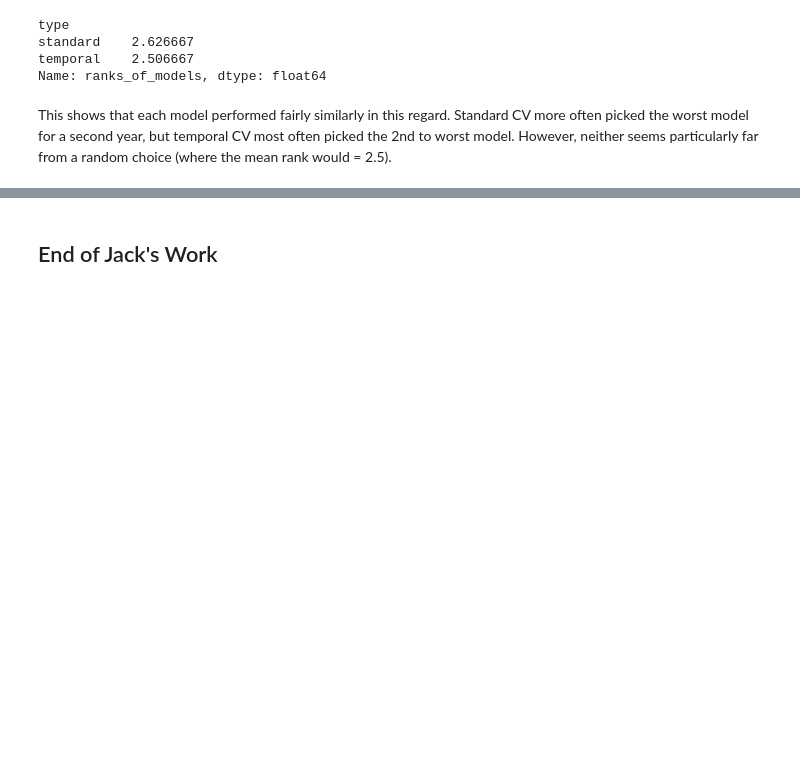
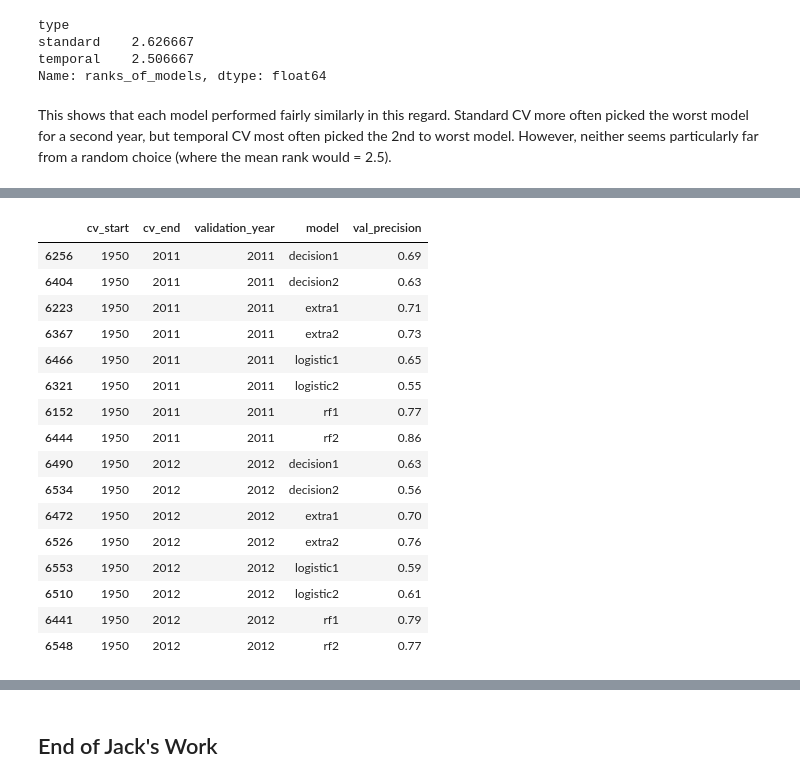
Before and after one commit to dssg/hitchhikers-guide, a Jupyter notebook: curriculum/3_modeling_and_machine_learning/machine-learning/predicting_GDP.ipynb, the cells around one changed output, grey strips where cells are left out. Cells and saved outputs as stored; diff of their text form; code cells hidden in the pictures; blank space fills up the shorter version.

```diff
--- a/curriculum/3_modeling_and_machine_learning/machine-learning/predicting_GDP.ipynb
+++ b/curriculum/3_modeling_and_machine_learning/machine-learning/predicting_GDP.ipynb
@@ -686,0 +874,20 @@ This shows that each model performed fairly similarly in this regard. Standard C
+# %%
+c_temporal_results_df.tail(16)
+# %% [output]
+|  | cv_start | cv_end | validation_year | model | val_precision |
+| 6256 | 1950 | 2011 | 2011 | decision1 | 0.69 |
+| 6404 | 1950 | 2011 | 2011 | decision2 | 0.63 |
+| 6223 | 1950 | 2011 | 2011 | extra1 | 0.71 |
+| 6367 | 1950 | 2011 | 2011 | extra2 | 0.73 |
+| 6466 | 1950 | 2011 | 2011 | logistic1 | 0.65 |
+| 6321 | 1950 | 2011 | 2011 | logistic2 | 0.55 |
+| 6152 | 1950 | 2011 | 2011 | rf1 | 0.77 |
+| 6444 | 1950 | 2011 | 2011 | rf2 | 0.86 |
+| 6490 | 1950 | 2012 | 2012 | decision1 | 0.63 |
+| 6534 | 1950 | 2012 | 2012 | decision2 | 0.56 |
+| 6472 | 1950 | 2012 | 2012 | extra1 | 0.70 |
+| 6526 | 1950 | 2012 | 2012 | extra2 | 0.76 |
+| 6553 | 1950 | 2012 | 2012 | logistic1 | 0.59 |
+| 6510 | 1950 | 2012 | 2012 | logistic2 | 0.61 |
+| 6441 | 1950 | 2012 | 2012 | rf1 | 0.79 |
+| 6548 | 1950 | 2012 | 2012 | rf2 | 0.77 |
```
Also changed, not shown: parts of 33 cells of this notebook, 2 other files.
